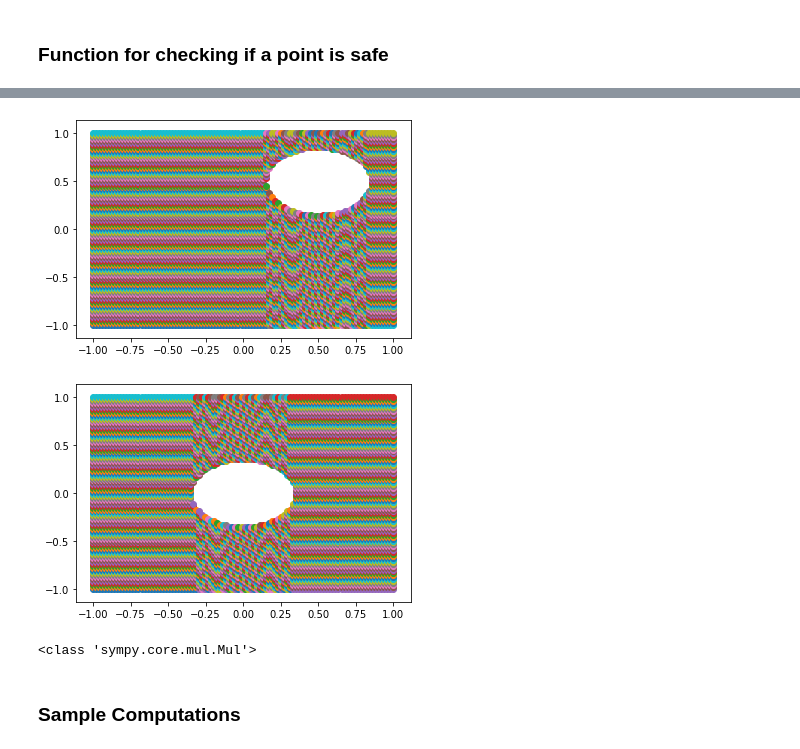
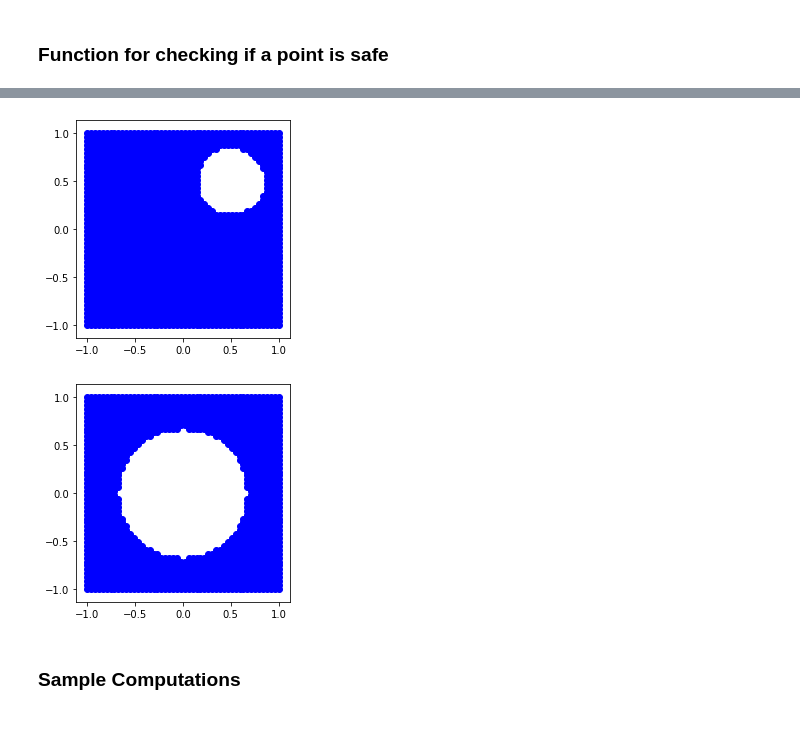
Before and after one commit to JuliaBriden/16.413_Final_Project, a Jupyter notebook: Final_Project.ipynb, the cells around one changed output, grey strips where cells are left out. Cells and saved outputs as stored; diff of their text form; code cells hidden in the pictures.

Commit message:
Fixed risk contours.

```diff
--- a/Final_Project.ipynb
+++ b/Final_Project.ipynb
@@ -147,24 +147,23 @@ def static_rc(g, delta, l, u):
     x2 = Symbol('x2')
     w = Symbol('w')
 
-    degree = sum(degree_list(g))
+    degree = max(degree_list(g))
 
     # moments for w~Uniform[l,u]
     m_w = [1]
 
-    for i in range(2*degree):
+    for i in range(1,2*degree+1):
         m_w.append((1/(u-l))*((u**(i+1)-l**(i+1))/(i+1)))
 
     # first and second order moments
     Mg = []
     for i in range(1,3):
         Md = simplify(g**i)
-        for j in range(i*degree):
-            Md = Md.subs(w**j,m_w[1+j])
+        for j in range(i,i*degree):
+            Md = Md.subs(w**j,m_w[j])
         Mg.append(Md)
-
     # risk contour
-    C_1 = (Mg[1]-Mg[0]**2)/Mg[1]
+    C_1 = abs((Mg[1]-(Mg[0])**2)/(Mg[1]))
     C_2 = Mg[0]
 
     return [C_1,C_2]
@@ -209,0 +248,18 @@ False
+# %%
+x_1 = np.linspace(-1,1,10)
+x_2 = np.linspace(-1,1,10)
+x1 = Symbol('x1')
+x2 = Symbol('x2')
+
+fig = plt.figure()
+ax = plt.axes(projection='3d')
+
+# obstacle equation
+g = random_ob()
+# risk contour for delta risk level and radius with uniform dist over [l,u]
+C = static_rc(g,.5,.3,.4)
+
+for x in x_1:
+    for y in x_2:
+        C_array = [C[0].subs([(x1, x), (x2, y)]),C[1].subs([(x1, x), (x2, y)])]
+        ax.scatter3D(x, y, float(C_array[1]))
@@ -210,27 +268,30 @@ False
 # %%
 # Risk Contour Example: safe region with offset
-x_1 = np.linspace(-1,1,100)
-x_2 = np.linspace(-1,1,100)
+x_1 = np.linspace(-1,1,50)
+x_2 = np.linspace(-1,1,50)
 x1 = Symbol('x1')
 x2 = Symbol('x2')
 
 # obstacle equation
 g = random_ob(.5,.5)
 # risk contour for delta risk level and radius with uniform dist over [l,u]
 C = static_rc(g,.5,.3,.4)
+fig, ax = plt.subplots()
 
 for x in x_1:
     for y in x_2:
         C_array = [C[0].subs([(x1, x), (x2, y)]),C[1].subs([(x1, x), (x2, y)])]
         # equation 10
         if (C_array[0] <= .5 and C_array[1] <= 0):
-            plt.scatter(x,y)
+            plt.scatter(x,y,color='b')
+
+ax.set_aspect('equal')
 # %% [output]
-[figure, old version]
+[figure, new version]
 # %%
 # Risk Contour Example: safe region
-x_1 = np.linspace(-1,1,100)
-x_2 = np.linspace(-1,1,100)
+x_1 = np.linspace(-1,1,50)
+x_2 = np.linspace(-1,1,50)
 x1 = Symbol('x1')
 x2 = Symbol('x2')
 
@@ -238,15 +299,15 @@ x2 = Symbol('x2')
 g = random_ob()
 # risk contour for delta risk level and radius with uniform dist over [l,u]
 C = static_rc(g,.5,.3,.4)
+fig, ax = plt.subplots()
+
 
 for x in x_1:
     for y in x_2:
         C_array = [C[0].subs([(x1, x), (x2, y)]),C[1].subs([(x1, x), (x2, y)])]
-        if (C_array[0] <= .5 and C_array[1] <= 0):
-            plt.scatter(x,y)
+        if (C_array[0] <= .005 and C_array[1] <= 0):
+            plt.scatter(x,y,color='b')
+
+ax.set_aspect('equal')
 # %% [output]
-[figure, old version]
+[figure, new version]
-# %%
-print(type(C[0]))
-# %% [output]
-<class 'sympy.core.mul.Mul'>
```
Also changed, not shown: parts of 7 cells of this notebook, 1 other file.
